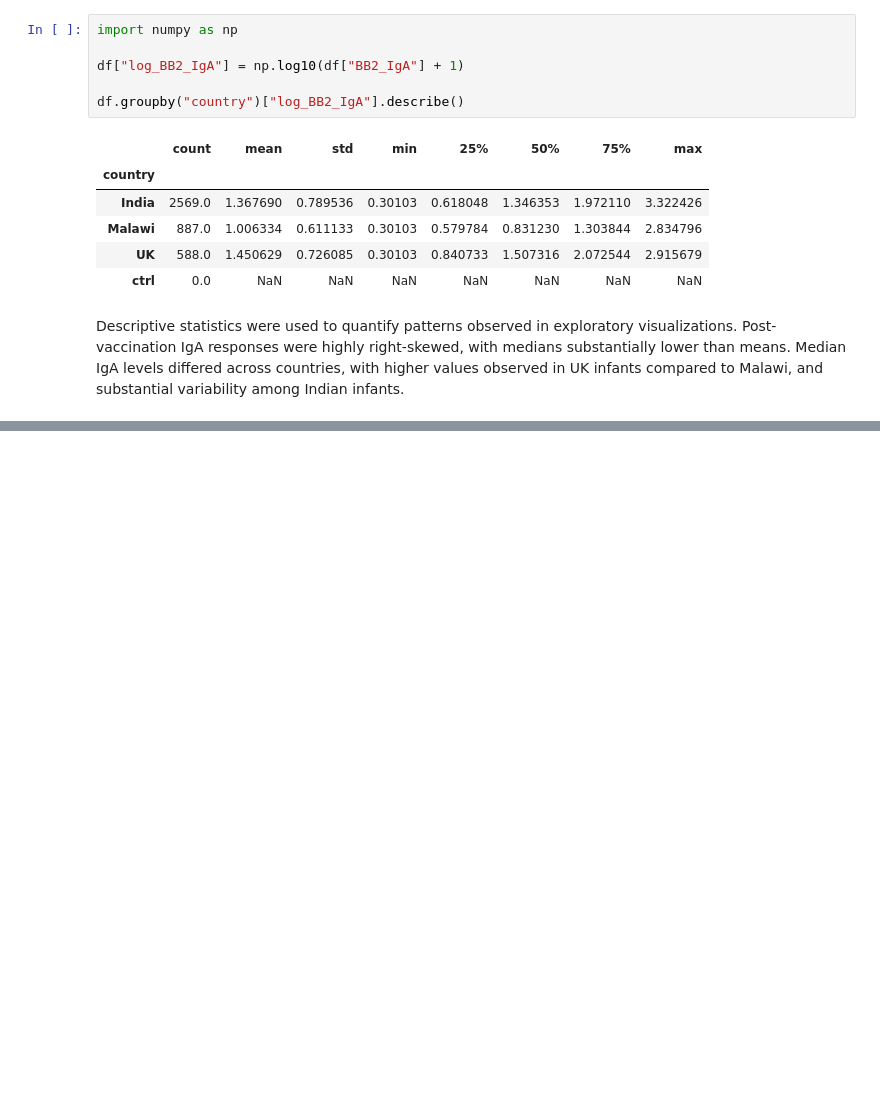
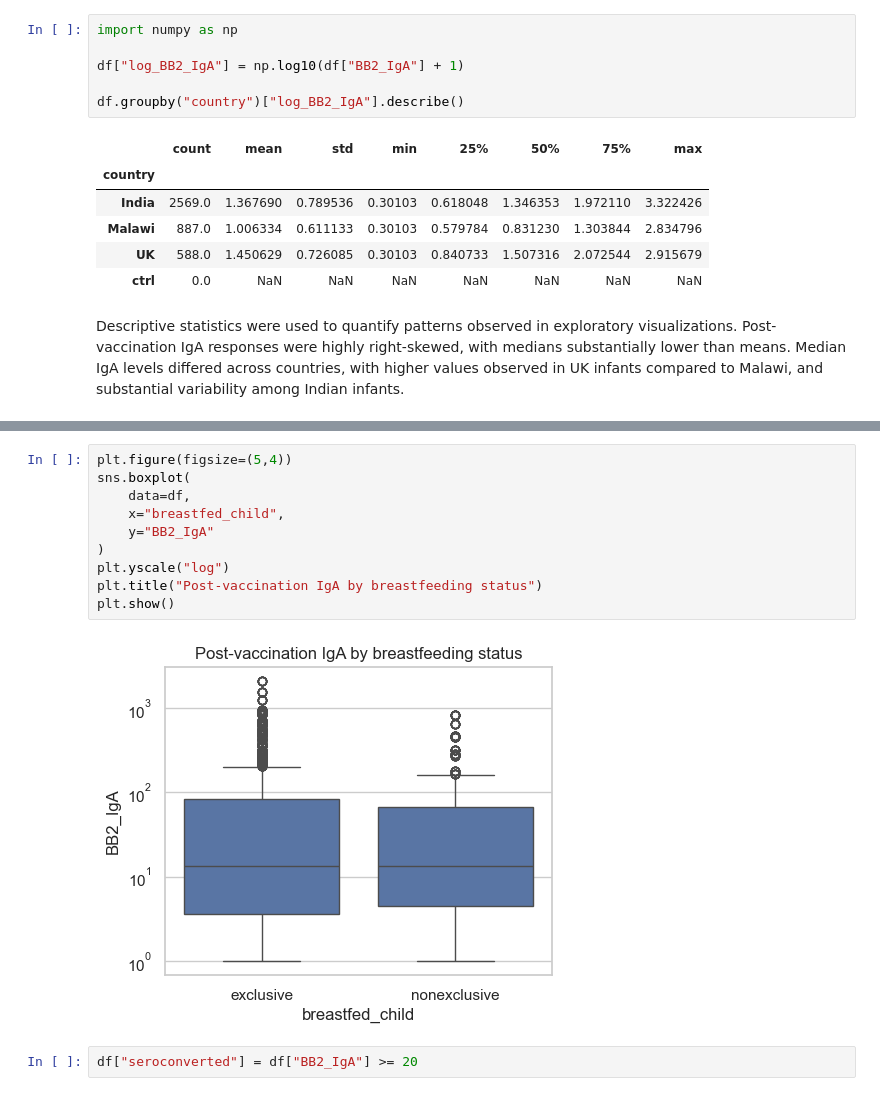
Before and after one commit to ilgazustaa/RoVI-Charite, a Jupyter notebook: notebooks/01_visualize_data.ipynb, the cells around one changed output, grey strips where cells are left out. Cells and saved outputs as stored; diff of their text form; blank space fills up the shorter version.

```diff
--- a/notebooks/01_visualize_data.ipynb
+++ b/notebooks/01_visualize_data.ipynb
@@ -255,0 +336,14 @@ substantial variability among Indian infants.
+# %%
+plt.figure(figsize=(5,4))
+sns.boxplot(
+    data=df,
+    x="breastfed_child",
+    y="BB2_IgA"
+)
+plt.yscale("log")
+plt.title("Post-vaccination IgA by breastfeeding status")
+plt.show()
+# %% [output]
+[figure, added]
+# %%
+df["seroconverted"] = df["BB2_IgA"] >= 20
```
Also changed, not shown: parts of 13 cells of this notebook.
